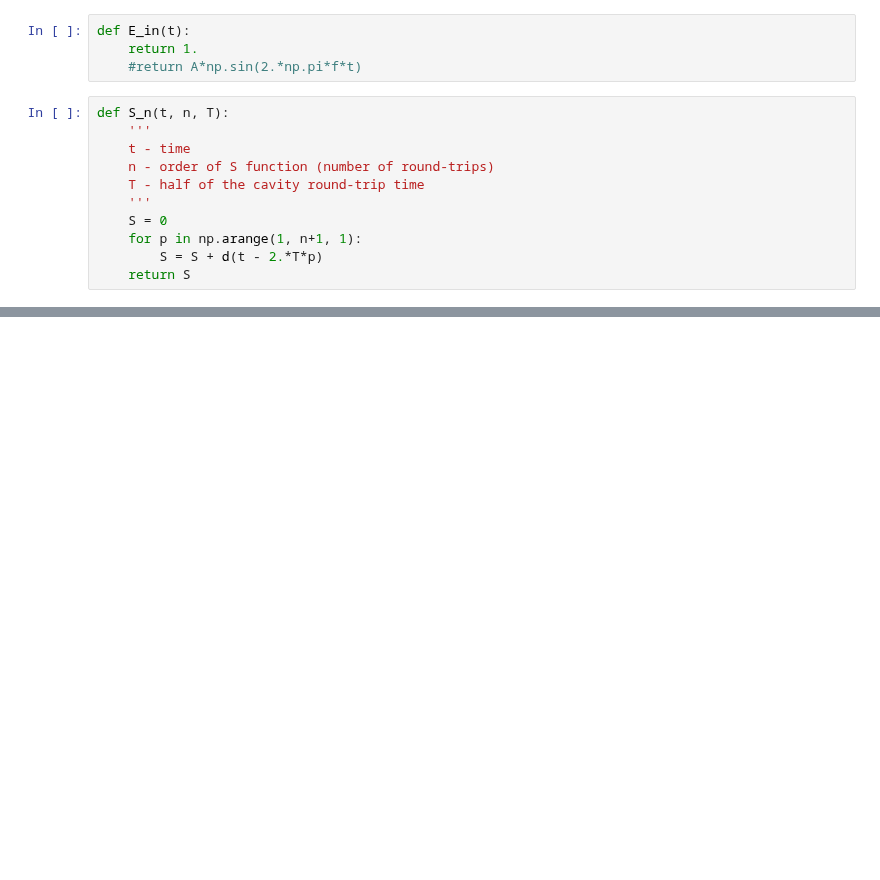
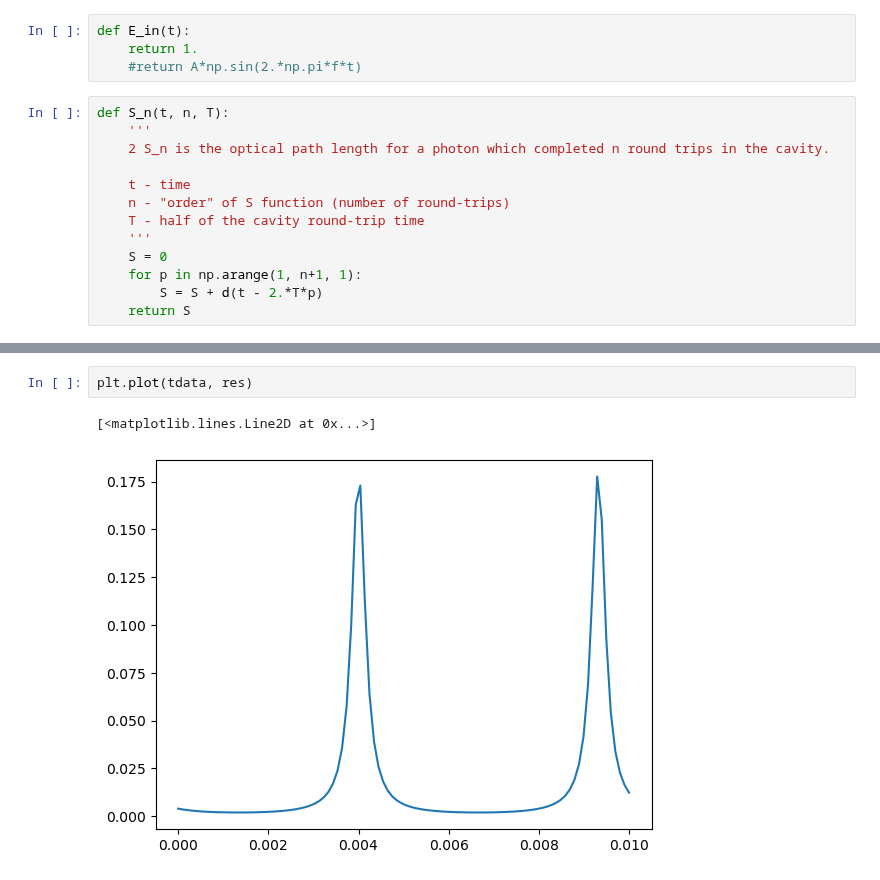
Before and after one commit to matib12/oreonspy, a Jupyter notebook: nb/FP cavity dynamics.ipynb, the cells around one changed output, grey strips where cells are left out. Drawn from its saved outputs; the diff is of its cells as text; blank space fills up the shorter version.

Commit message:
First numerical simulation of Airy function using Eq. 1.51 for moving end mirror.

```diff
--- a/nb/FP cavity dynamics.ipynb
+++ b/nb/FP cavity dynamics.ipynb
@@ -74,8 +89,10 @@ def E_in(t):
 # %%
 def S_n(t, n, T):
     '''
+    2 S_n is the optical path length for a photon which completed n round trips in the cavity.
+
     t - time
-    n - order of S function (number of round-trips)
+    n - "order" of S function (number of round-trips)
     T - half of the cavity round-trip time
     '''
     S = 0
@@ -142,3 +170,8 @@ plt.plot(res)
+# %%
+plt.plot(tdata, res)
+# %% [output]
+[<matplotlib.lines.Line2D at 0x...>]
+[figure, added]
 # %%
 def E_in_large_N_limit(t):
     E = t_a *
```
Also changed, not shown: parts of 11 cells of this notebook.
